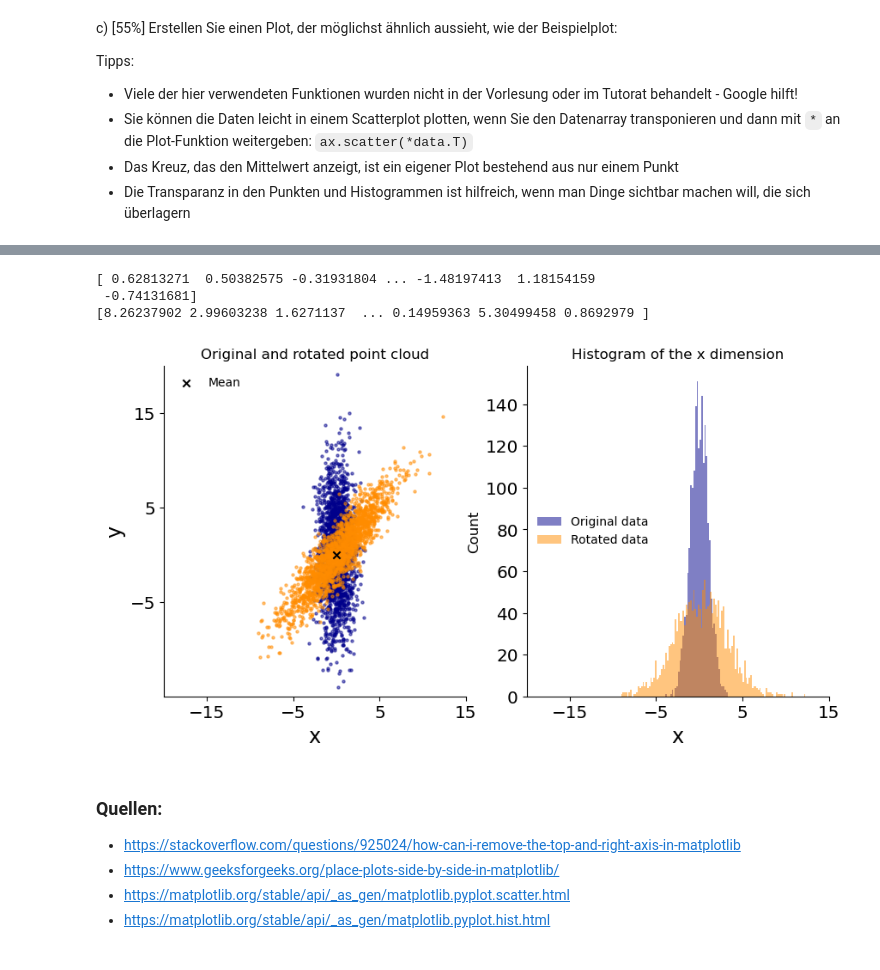
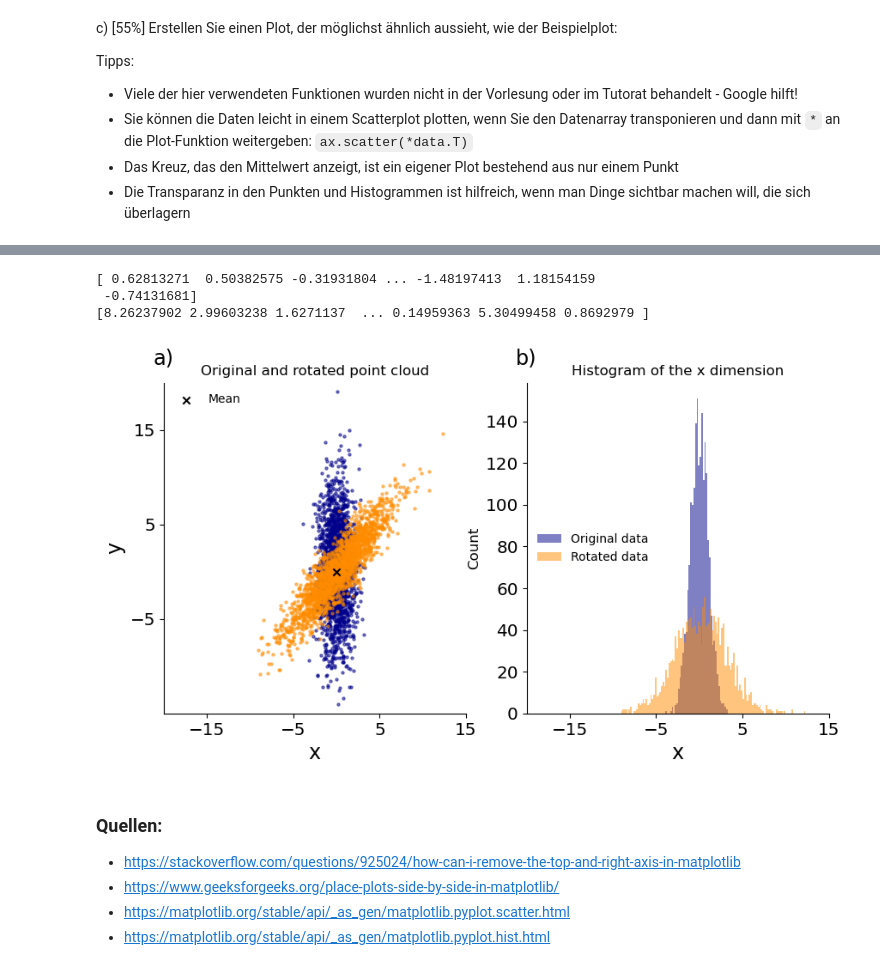
Before and after one commit to olehae/DS1, a Jupyter notebook: Hausaufgabe03.ipynb, the cells around one changed output, grey strips where cells are left out. Drawn from its saved outputs; the diff is of its cells as text; code cells hidden in the pictures.

```diff
--- a/Hausaufgabe03.ipynb
+++ b/Hausaufgabe03.ipynb
@@ -162,34 +162,36 @@ Tipps:
 plt.subplots(figsize=(10,5))
 plt.subplot(1, 2, 1).spines[['right', 'top']].set_visible(False)
 plt.scatter(*data.T, alpha=0.5, color="darkblue", s=5)
 plt.scatter(*data_rotated.T, alpha = 0.5, color="darkorange", s=5)
+plt.text(-20.0, 22.5, "a)", fontsize="xx-large", verticalalignment="center", horizontalalignment="center")
 plt.scatter(0, 0, marker="x", color="black", label="Mean")
 plt.title("Original and rotated point cloud")
 plt.xlabel("x", fontsize="xx-large")
 plt.ylabel("y", fontsize="xx-large")
 plt.xticks([-15, -5, 5, 15], fontsize="x-large")
 plt.yticks([-5, 5, 15], fontsize="x-large")
 plt.xlim(-20, 15)
 plt.ylim(-15, 20)
 plt.legend(loc=2, frameon=False)
 
 plt.subplot(1, 2, 2).spines[['right', 'top']].set_visible(False)
 plt.hist(data[:,0], bins=40, alpha=0.5, label="Original data", color="darkblue")
 plt.hist(data_rotated[:,0], bins=120, alpha=0.5, label="Rotated data", color="darkorange")
+plt.text(-20.0, 170.0, "b)", fontsize="xx-large", verticalalignment="center", horizontalalignment="center")
 plt.xlim(-20, 15)
 plt.title("Histogram of the x dimension")
 plt.xlabel("x", fontsize="xx-large")
 plt.ylabel("Count", fontsize="large")
 plt.xticks([-15, -5, 5, 15], fontsize="x-large")
 plt.yticks(fontsize="x-large")
 plt.legend(loc=6, frameon=False)
 print(data[:,0])
 print(data_rotated[:,0])
 # %% [output]
 [ 0.62813271  0.50382575 -0.31931804 ... -1.48197413  1.18154159
  -0.74131681]
 [8.26237902 2.99603238 1.6271137  ... 0.14959363 5.30499458 0.8692979 ]
-[figure, old version]
+[figure, new version]
 # %% [markdown]
 ### Quellen:
 - https://stackoverflow.com/questions/925024/how-can-i-remove-the-top-and-right-axis-in-matplotlib
```
